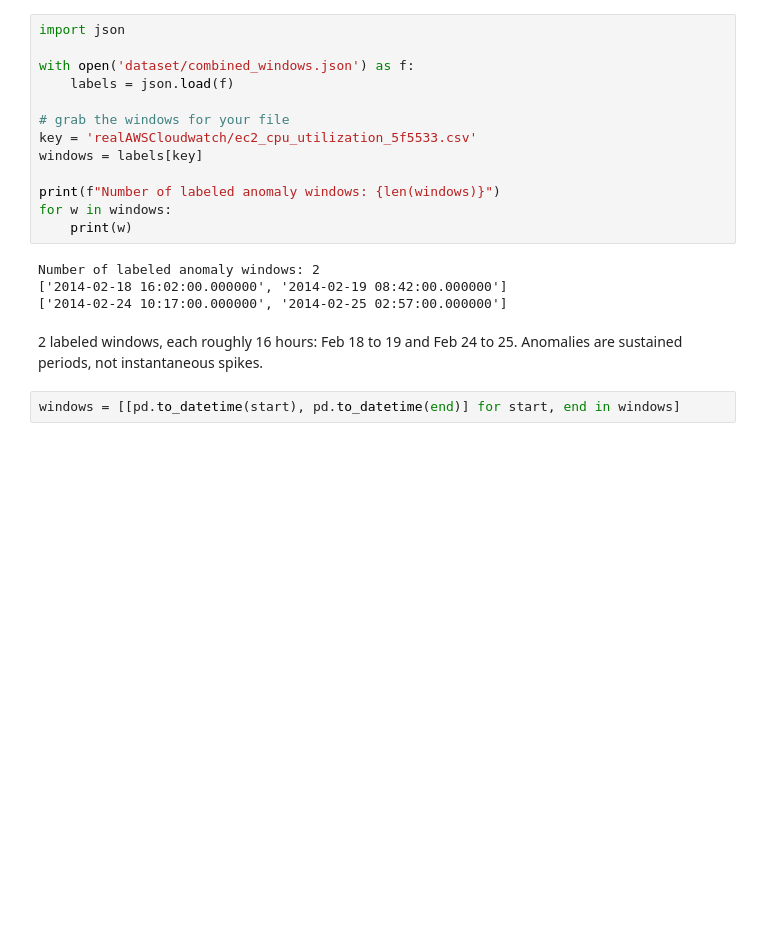
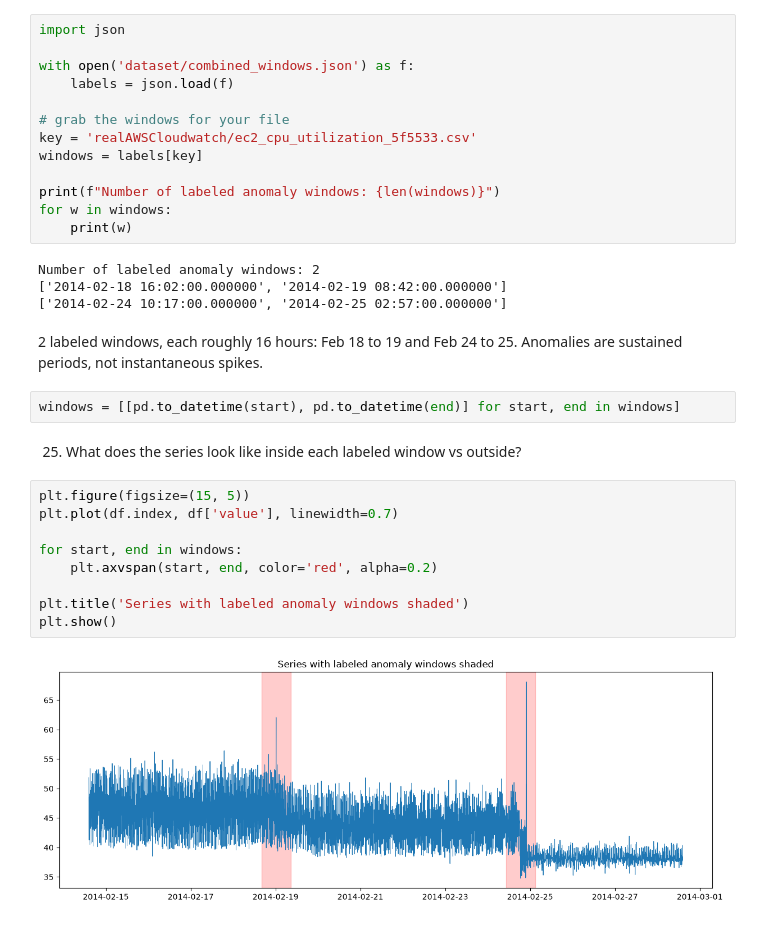
Before and after one commit to mukundnaramesh2605/Anomaly-detection-on-server-performance-metrics, a Jupyter notebook: EDA.ipynb, the cells around one changed output. Drawn from its saved outputs; the diff is of its cells as text; blank space fills up the shorter version.

```diff
--- a/EDA.ipynb
+++ b/EDA.ipynb
@@ -284,3 +284,16 @@ Number of labeled anomaly windows: 2
 2 labeled windows, each roughly 16 hours: Feb 18 to 19 and Feb 24 to 25. Anomalies are sustained periods, not instantaneous spikes.
 # %%
 windows = [[pd.to_datetime(start), pd.to_datetime(end)] for start, end in windows]
+# %% [markdown]
+25. What does the series look like inside each labeled window vs outside?
+# %%
+plt.figure(figsize=(15, 5))
+plt.plot(df.index, df['value'], linewidth=0.7)
+
+for start, end in windows:
+    plt.axvspan(start, end, color='red', alpha=0.2)
+
+plt.title('Series with labeled anomaly windows shaded')
+plt.show()
+# %% [output]
+[figure, added]
```
Also changed, not shown: parts of 1 cell of this notebook.
